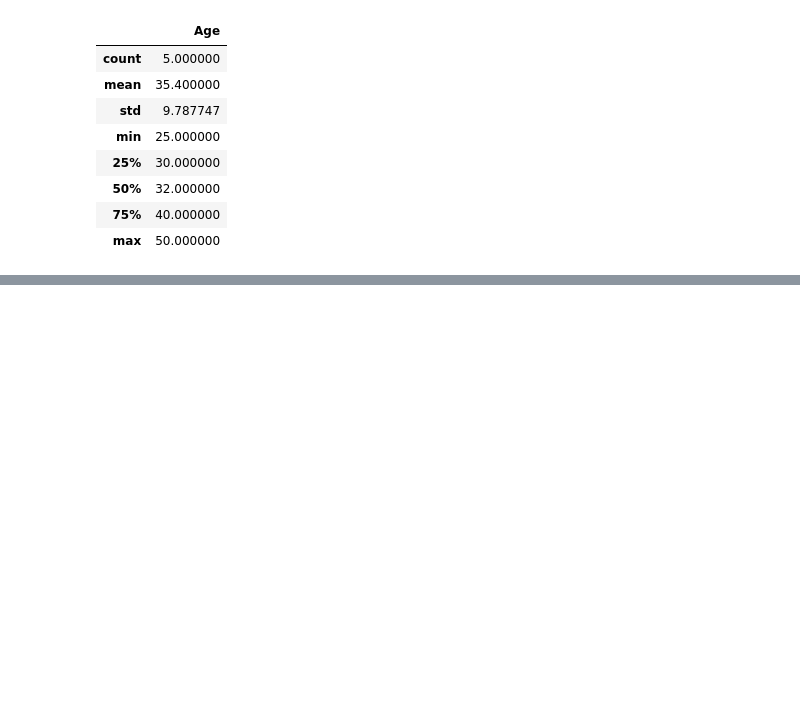
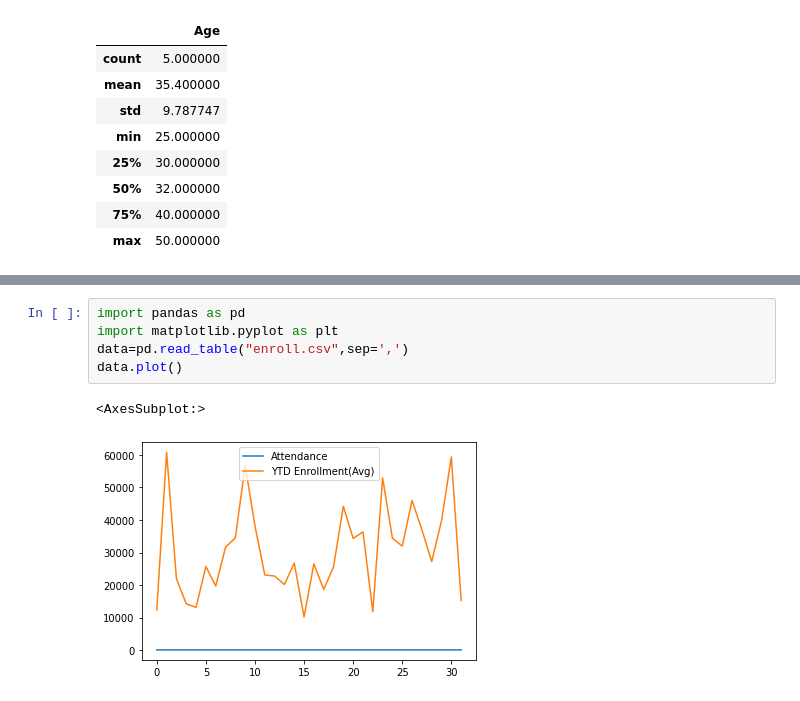
Before and after one commit to Dileepkumarpatelpalamu/Python-Programming, a Jupyter notebook: Pandas Tutorials for Bigneers.ipynb, the cells around one changed output, grey strips where cells are left out. Drawn from its saved outputs; the diff is of its cells as text; blank space fills up the shorter version.

```diff
--- a/Pandas Tutorials for Bigneers.ipynb
+++ b/Pandas Tutorials for Bigneers.ipynb
@@ -90,0 +128,8 @@ newdf.describe()
+# %%
+import pandas as pd
+import matplotlib.pyplot as plt
+data=pd.read_table("enroll.csv",sep=',')
+data.plot()
+# %% [output]
+<AxesSubplot:>
+[figure, added]
```
Also changed, not shown: parts of 6 cells of this notebook, 15 other files.
